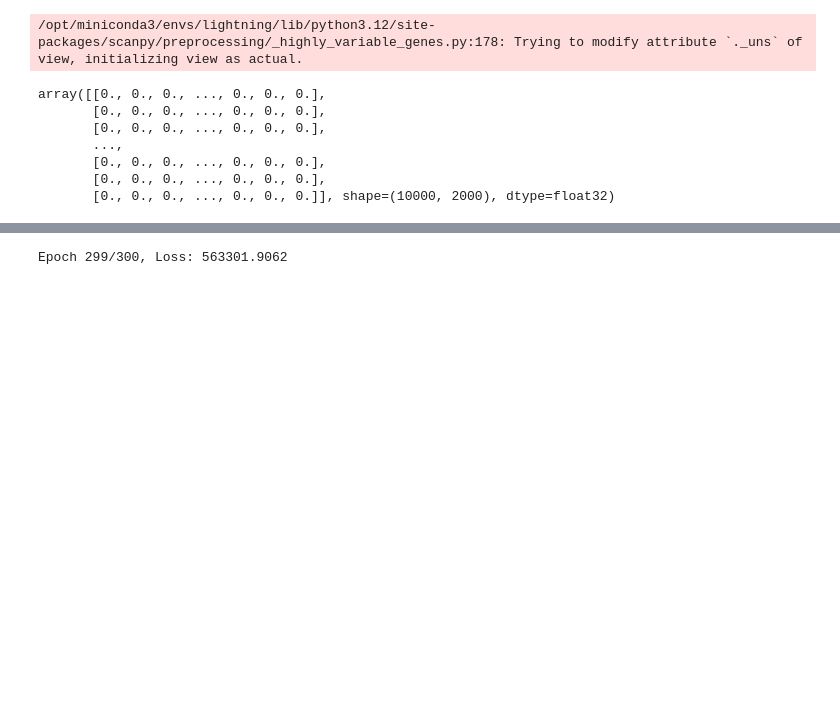
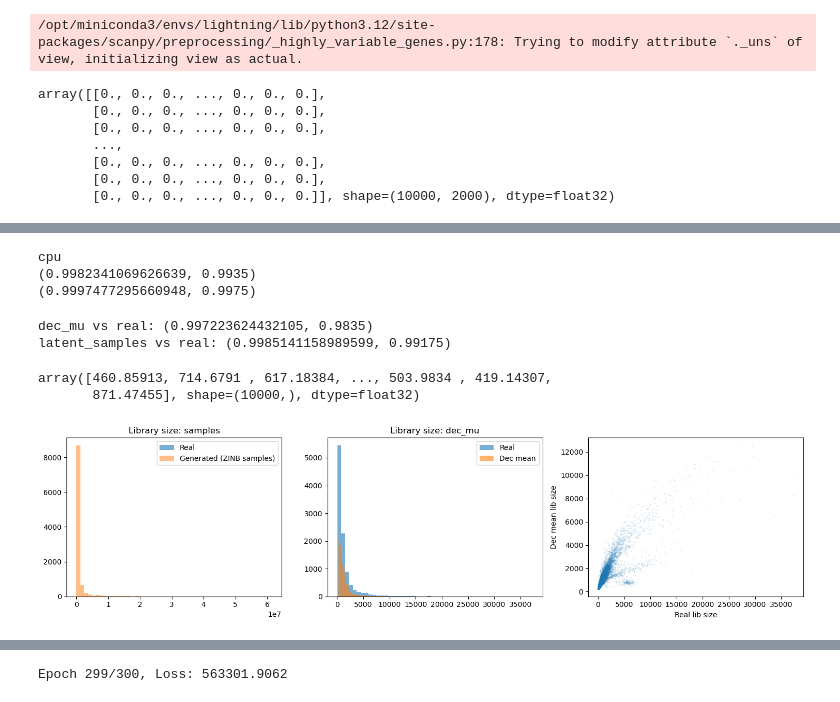
Before and after one commit to LangtianM/scDeepSim, a Jupyter notebook: experiments/sim_bottleneck.ipynb, the cells around one changed output, grey strips where cells are left out. Cells and saved outputs as stored; diff of their text form; code cells hidden in the pictures; blank space fills up the shorter version.

```diff
--- a/experiments/sim_bottleneck.ipynb
+++ b/experiments/sim_bottleneck.ipynb
@@ -41,0 +85,53 @@ AnnData object with n_obs × n_vars = 57004 × 18996
+# %%
+device = next(vae.parameters()).device
+print(device)
+X_tensor = torch.tensor(muris_10k.X, dtype=torch.float32, device=device)
+vae.eval()
+with torch.no_grad():
+    X_encoded = vae.encode(X_tensor)
+    real_lib_median = float(np.median(muris_10k.X.sum(axis=1)))
+    prior_samples = vae.sample_from_prior(10000, target_library_size=real_lib_median).cpu().numpy().astype(int)
+    latent_samples = vae.sample_from_latent(X_encoded[0], x_raw = X_tensor).cpu().numpy().astype(int)
+
+print(knn_discriminability(prior_samples, muris_10k.X, 10))
+print(knn_discriminability(latent_samples, muris_10k.X, 10))
+# %% [output]
+cpu
+(0.9982341069626639, 0.9935)
+(0.9997477295660948, 0.9975)
+# %%
+with torch.no_grad():
+    dec_mu, dec_theta, dec_pi_logit = vae.decode(X_encoded[0])
+    dec_pi = torch.sigmoid(dec_pi_logit)
+
+dec_mu_np = dec_mu.cpu().numpy()
+
+# 如果 disc(dec_mu) << disc(latent_samples)：ZINB 采样本身引入了大量噪声
+# 如果 disc(dec_mu) ≈ disc(latent_samples)：重建本身就是错的
+print("dec_mu vs real:", knn_discriminability(dec_mu_np, muris_10k.X, n_neighbors=10))
+print("latent_samples vs real:", knn_discriminability(latent_samples, muris_10k.X, n_neighbors=10))
+# %% [output]
+dec_mu vs real: (0.997223624432105, 0.9835)
+latent_samples vs real: (0.9985141158989599, 0.99175)
+# %%
+dec_mu_np.sum(axis=1)
+# %% [output]
+array([460.85913, 714.6791 , 617.18384, ..., 503.9834 , 419.14307,
+       871.47455], shape=(10000,), dtype=float32)
+# %%
+real_lib = muris_10k.X.sum(axis=1)
+gen_lib_samples = latent_samples.sum(axis=1)
+gen_lib_mean = dec_mu_np.sum(axis=1)   # decoderlibrary size
+
+fig, axes = plt.subplots(1, 3, figsize=(15, 4))
+axes[0].hist(real_lib, bins=50, alpha=0.6, label='Real')
+axes[0].hist(gen_lib_samples, bins=50, alpha=0.5, label='Generated (ZINB samples)')
+axes[0].legend(); axes[0].set_title('Library size: samples')
+axes[1].hist(real_lib, bins=50, alpha=0.6, label='Real')
+axes[1].hist(gen_lib_mean, bins=50, alpha=0.6, label='Dec mean')
+axes[1].legend(); axes[1].set_title('Library size: dec_mu')
+axes[2].scatter(real_lib, gen_lib_mean[:len(real_lib)], alpha=0.1, s=1)
+axes[2].set_xlabel('Real lib size'); axes[2].set_ylabel('Dec mean lib size')
+plt.tight_layout(); plt.show()
+# %% [output]
+[figure, added]
```
Also changed, not shown: parts of 9 cells of this notebook, 1 other file.
